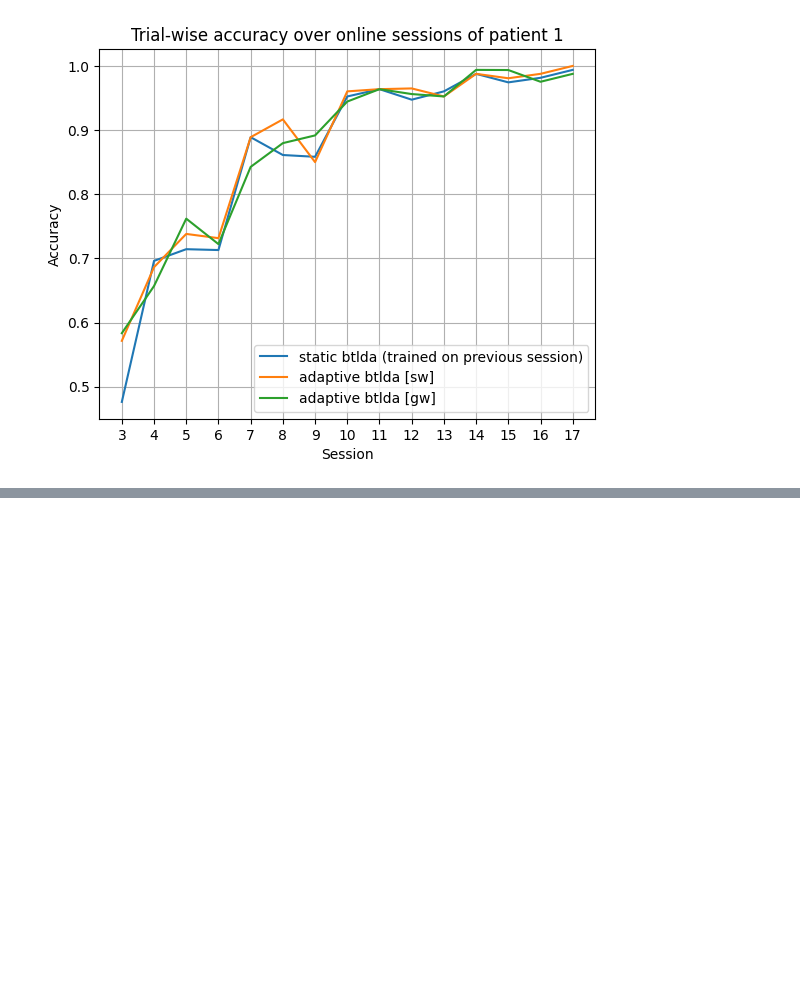
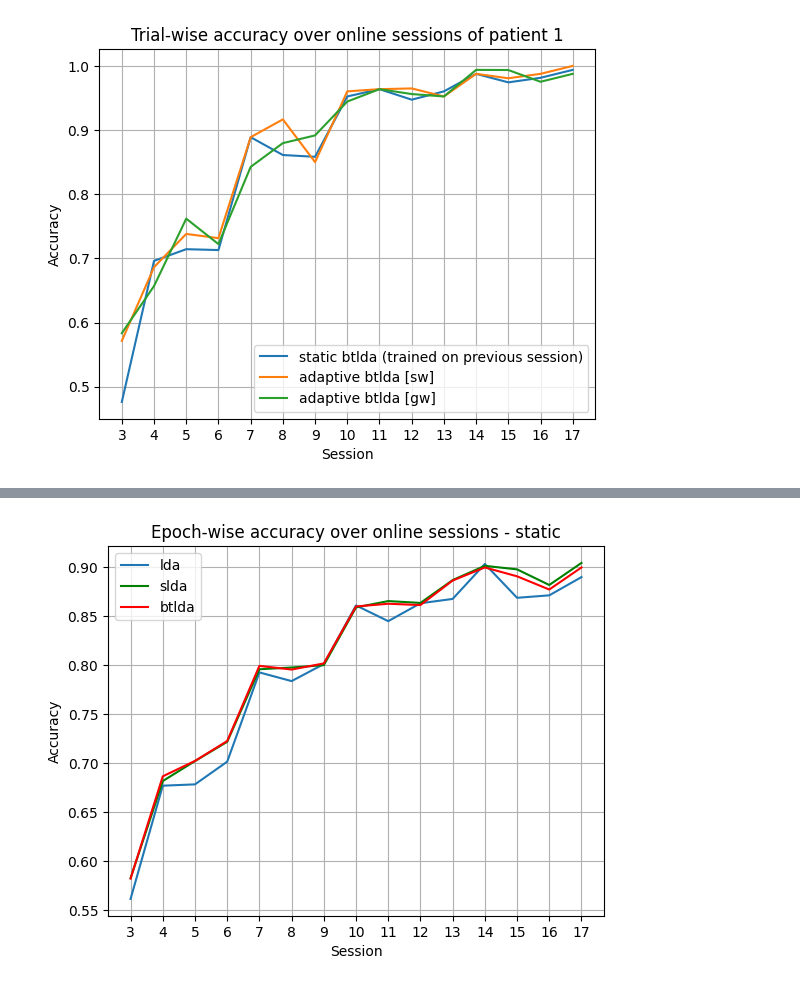
Before and after one commit to sozraheem/thesis_2025, a Jupyter notebook: ERP_analysis_code/patient_pipeline/results/results.ipynb, the cells around one changed output, grey strips where cells are left out. Cells and saved outputs as stored; diff of their text form; code cells hidden in the pictures; blank space fills up the shorter version.

Commit message:
p1_notebook cleanup: move results (plots) to the results notebook

```diff
--- a/ERP_analysis_code/patient_pipeline/results/results.ipynb
+++ b/ERP_analysis_code/patient_pipeline/results/results.ipynb
@@ -67,3 +33,0 @@ True
-# %%
-with open('p1_performances.pkl', 'wb') as f:
-    pickle.dump(p1_performances_updated, f)
@@ -267,8 +235,3 @@ plt.show()
 # %% [output]
 [figure]
 [figure]
-# %%
-# Exp 1: trained on session 3
-
-with open('exp1_performances_p1.pkl', 'rb') as f:
-    exp1_performances = pickle.load(f)
@@ -274,0 +242,73 @@ with open('exp1_performances_p1.pkl', 'rb') as f:
+# %%
+with open('p1_performances.pkl', 'rb') as f:
+    performances_p1 = pickle.load(f)
+
+print(performances_p1.keys())
+
+epoch_wise_scores_static_lda = np.zeros(15) # 15 online sessions
+epoch_wise_scores_static_slda = np.zeros(15)
+epoch_wise_scores_static_btlda = np.zeros(15)
+session = 3
+
+for i in range(15):
+    epoch_wise_scores_static_lda[i] = performances_p1.get(f'p1_s{session}_static').get('epoch-wise').get('lda')
+    epoch_wise_scores_static_slda[i] = performances_p1.get(f'p1_s{session}_static').get('epoch-wise').get('slda')
+    epoch_wise_scores_static_btlda[i] = performances_p1.get(f'p1_s{session}_static').get('epoch-wise').get('btlda')
+    session+=1
+
+print(epoch_wise_scores_static_lda)
+print(epoch_wise_scores_static_slda)
+print(epoch_wise_scores_static_btlda)
+
+# Plot 1: Epoch-wise acc of static lda vs slda vs btlda
+
+plt.figure()
+plt.plot(epoch_wise_scores_static_lda, label="lda")
+plt.plot(epoch_wise_scores_static_slda, label="slda", color="green")
+plt.plot(epoch_wise_scores_static_btlda, label="btlda", color="red")
+plt.title("Epoch-wise accuracy over online sessions - static")
+plt.xlabel("Session")
+plt.ylabel("Accuracy")
+plt.grid()
+plt.xticks([0,1,2,3,4,5,6,7,8,9,10,11,12,13,14],[3,4,5,6,7,8,9,10,11,12,13,14,15,16,17])
+plt.legend()
+plt.legend()
+plt.show()
+
+# Plot 2: Trial-wise acc of static lda vs slda vs btlda
+
+trial_wise_scores_static_lda = np.zeros(15) # 15 online sessions
+trial_wise_scores_static_slda = np.zeros(15)
+trial_wise_scores_static_btlda = np.zeros(15)
+session = 3
+
+for i in range(15):
+    trial_wise_scores_static_lda[i] = performances_p1.get(f'p1_s{session}_static').get('trial-wise').get('lda')
+    trial_wise_scores_static_slda[i] = performances_p1.get(f'p1_s{session}_static').get('trial-wise').get('slda')
+    trial_wise_scores_static_btlda[i] = performances_p1.get(f'p1_s{session}_static').get('trial-wise').get('btlda')
+    session+=1
+
+plt.figure()
+plt.plot(trial_wise_scores_static_lda, label="static lda")
+plt.plot(trial_wise_scores_static_slda, label="static slda", color="green")
+plt.plot(trial_wise_scores_static_btlda, label="static btlda", color="red")
+plt.title("Trial-wise accuracy over online sessions - static")
+plt.xlabel("Session")
+plt.ylabel("Accuracy")
+plt.grid()
+plt.xticks([0,1,2,3,4,5,6,7,8,9,10,11,12,13,14],[3,4,5,6,7,8,9,10,11,12,13,14,15,16,17])
+plt.legend()
+plt.show()
+
+# Plot 3: Epoch-wise acc vs trial-wise acc for static BT-LDA
+
+plt.figure()
+plt.plot(epoch_wise_scores_static_btlda, label="epoch-wise score")
+plt.plot(trial_wise_scores_static_btlda, label="trial-wise score")
+plt.xticks([0,1,2,3,4,5,6,7,8,9,10,11,12,13,14],[3,4,5,6,7,8,9,10,11,12,13,14,15,16,17])
+plt.title("Accuracy of static BT-LDA over online sessions")
+plt.xlabel("Session")
+plt.ylabel("Accuracy")
+plt.legend()
+plt.show()
+# %% [output]
@@ -274,0 +325 @@ with open('exp1_performances_p1.pkl', 'rb') as f:
+[figure, added]
```
Also changed, not shown: parts of 12 cells of this notebook, 1 other file.
